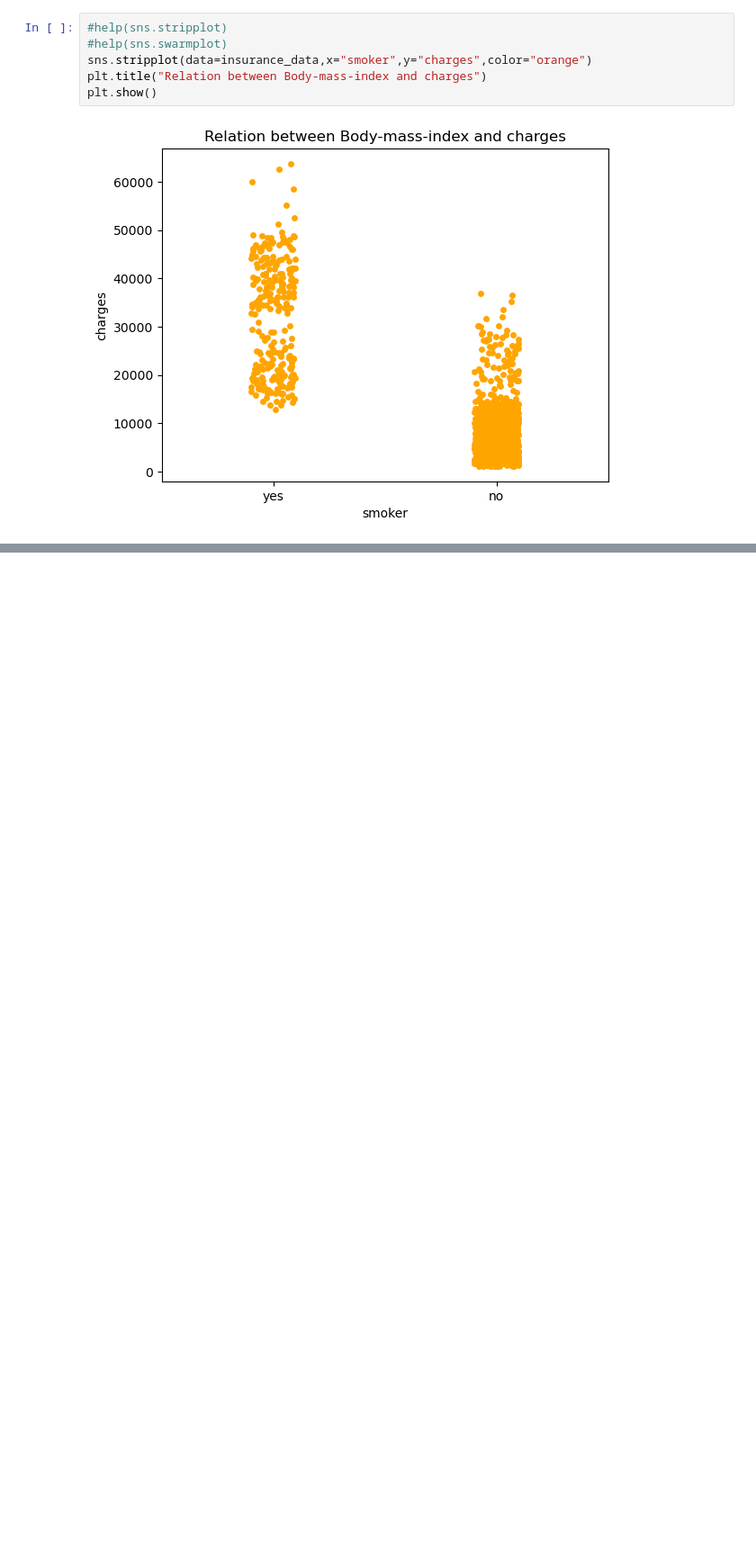
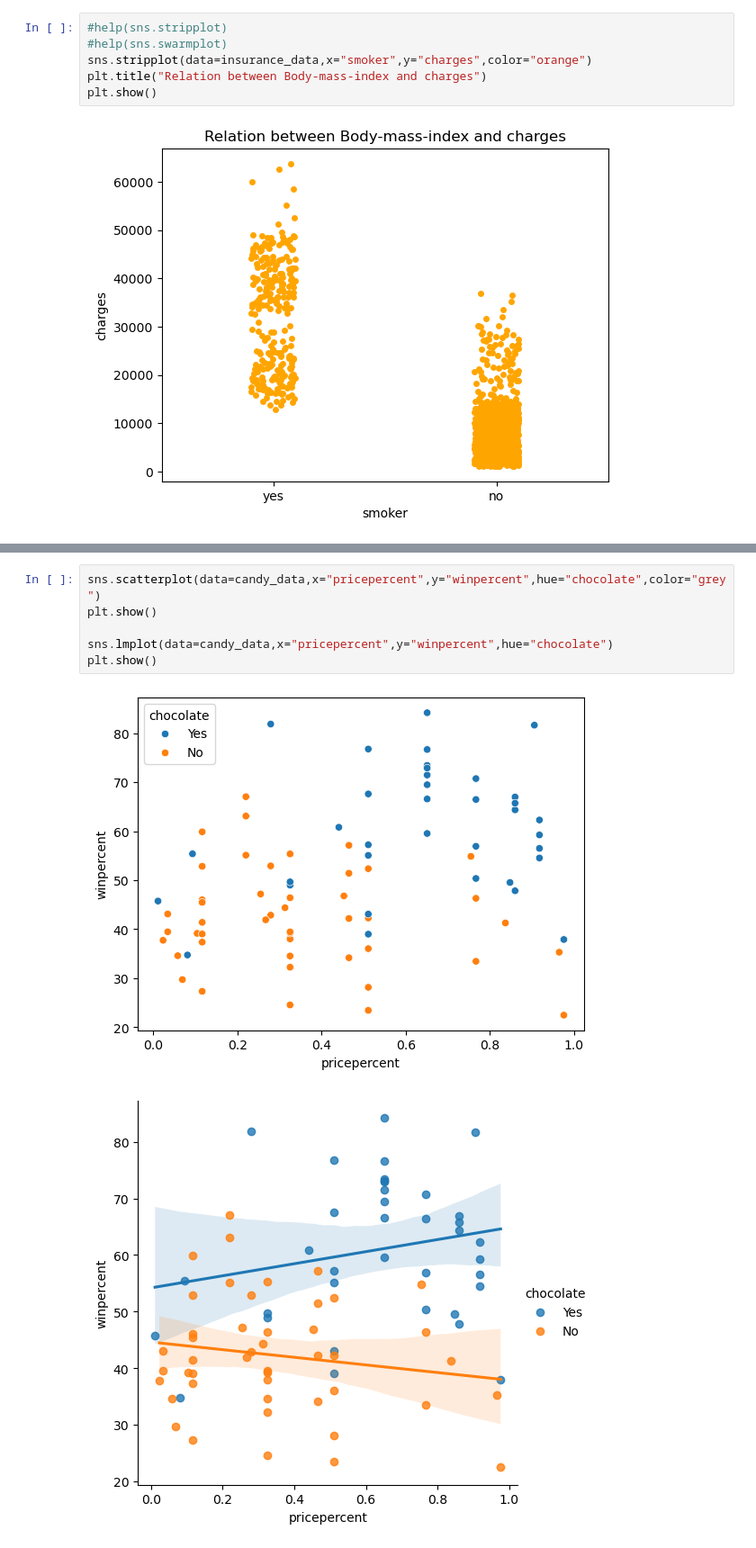
Before and after one commit to jci02/Data-Visualization, a Jupyter notebook: Scatter plots.ipynb, the cells around one changed output, grey strips where cells are left out. Shown at 90% size. Cells and saved outputs as stored; diff of their text form; blank space fills up the shorter version.

```diff
--- a/Scatter plots.ipynb
+++ b/Scatter plots.ipynb
@@ -50,0 +112,9 @@ plt.show()
+# %%
+sns.scatterplot(data=candy_data,x="pricepercent",y="winpercent",hue="chocolate",color="grey")
+plt.show()
+
+sns.lmplot(data=candy_data,x="pricepercent",y="winpercent",hue="chocolate")
+plt.show()
+# %% [output]
+[figure, added]
+[figure, added]
```
Also changed, not shown: parts of 5 cells of this notebook, 1 other file.
